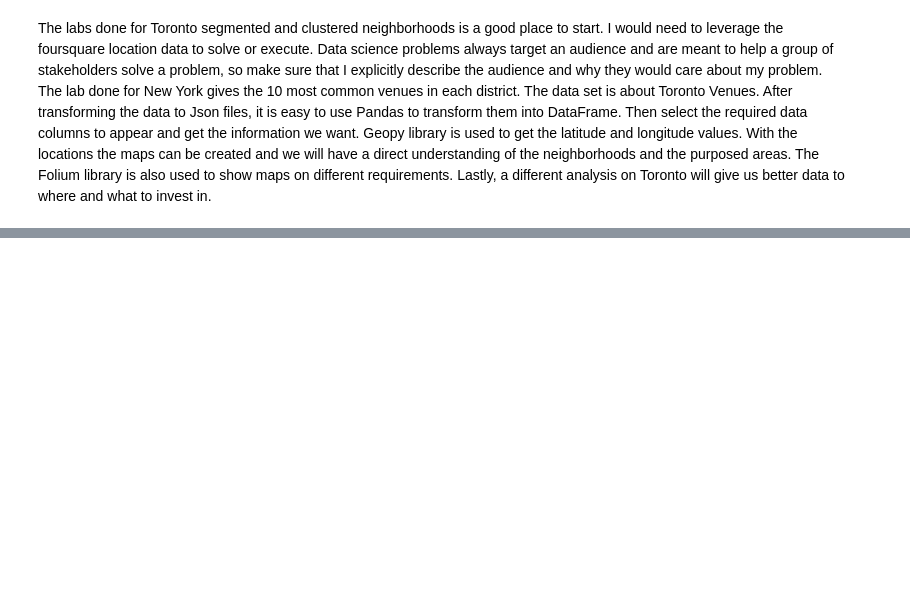
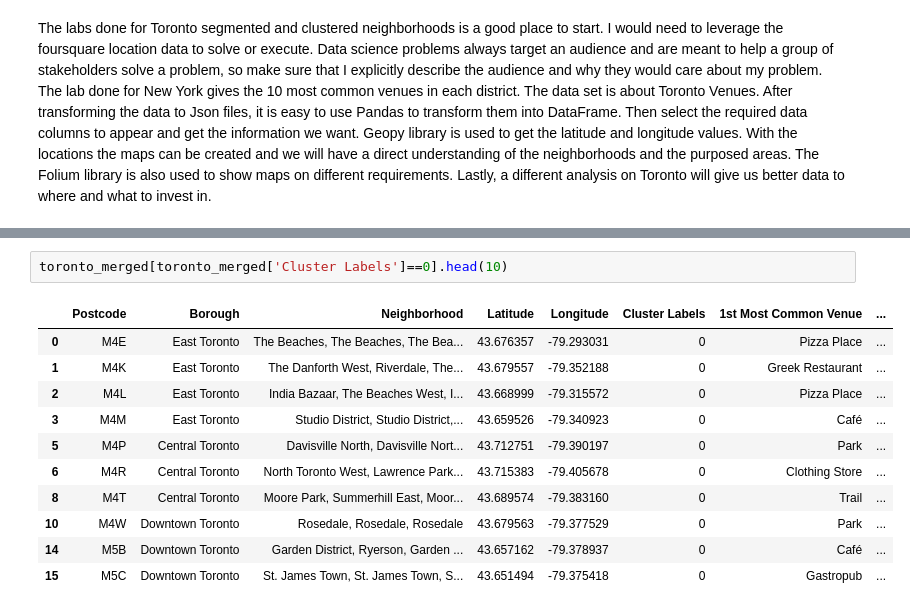
Before and after one commit to mfatima3/Coursera_Capstone, a Jupyter notebook: The Battle of Neighborhoods Report.ipynb, the cells around one changed output, grey strips where cells are left out. Saved outputs shown, nothing was run; the diff lists cells and outputs as text; blank space fills up the shorter version.

```diff
--- a/The Battle of Neighborhoods Report.ipynb
+++ b/The Battle of Neighborhoods Report.ipynb
@@ -10,0 +392,14 @@ The labs done for Toronto segmented and clustered neighborhoods is a good place
+# %%
+toronto_merged[toronto_merged['Cluster Labels']==0].head(10)
+# %% [output]
+|  | Postcode | Borough | Neighborhood | Latitude | Longitude | Cluster Labels | 1st Most Common Venue | ... |
+| 0 | M4E | East Toronto | The Beaches, The Beaches, The Bea... | 43.676357 | -79.293031 | 0 | Pizza Place | ... |
+| 1 | M4K | East Toronto | The Danforth West, Riverdale, The... | 43.679557 | -79.352188 | 0 | Greek Restaurant | ... |
+| 2 | M4L | East Toronto | India Bazaar, The Beaches West, I... | 43.668999 | -79.315572 | 0 | Pizza Place | ... |
+| 3 | M4M | East Toronto | Studio District, Studio District,... | 43.659526 | -79.340923 | 0 | Café | ... |
+| 5 | M4P | Central Toronto | Davisville North, Davisville Nort... | 43.712751 | -79.390197 | 0 | Park | ... |
+| 6 | M4R | Central Toronto | North Toronto West, Lawrence Park... | 43.715383 | -79.405678 | 0 | Clothing Store | ... |
+| 8 | M4T | Central Toronto | Moore Park, Summerhill East, Moor... | 43.689574 | -79.383160 | 0 | Trail | ... |
+| 10 | M4W | Downtown Toronto | Rosedale, Rosedale, Rosedale | 43.679563 | -79.377529 | 0 | Park | ... |
+| 14 | M5B | Downtown Toronto | Garden District, Ryerson, Garden ... | 43.657162 | -79.378937 | 0 | Café | ... |
+| 15 | M5C | Downtown Toronto | St. James Town, St. James Town, S... | 43.651494 | -79.375418 | 0 | Gastropub | ... |
```
Also changed, not shown: parts of 33 cells of this notebook.
